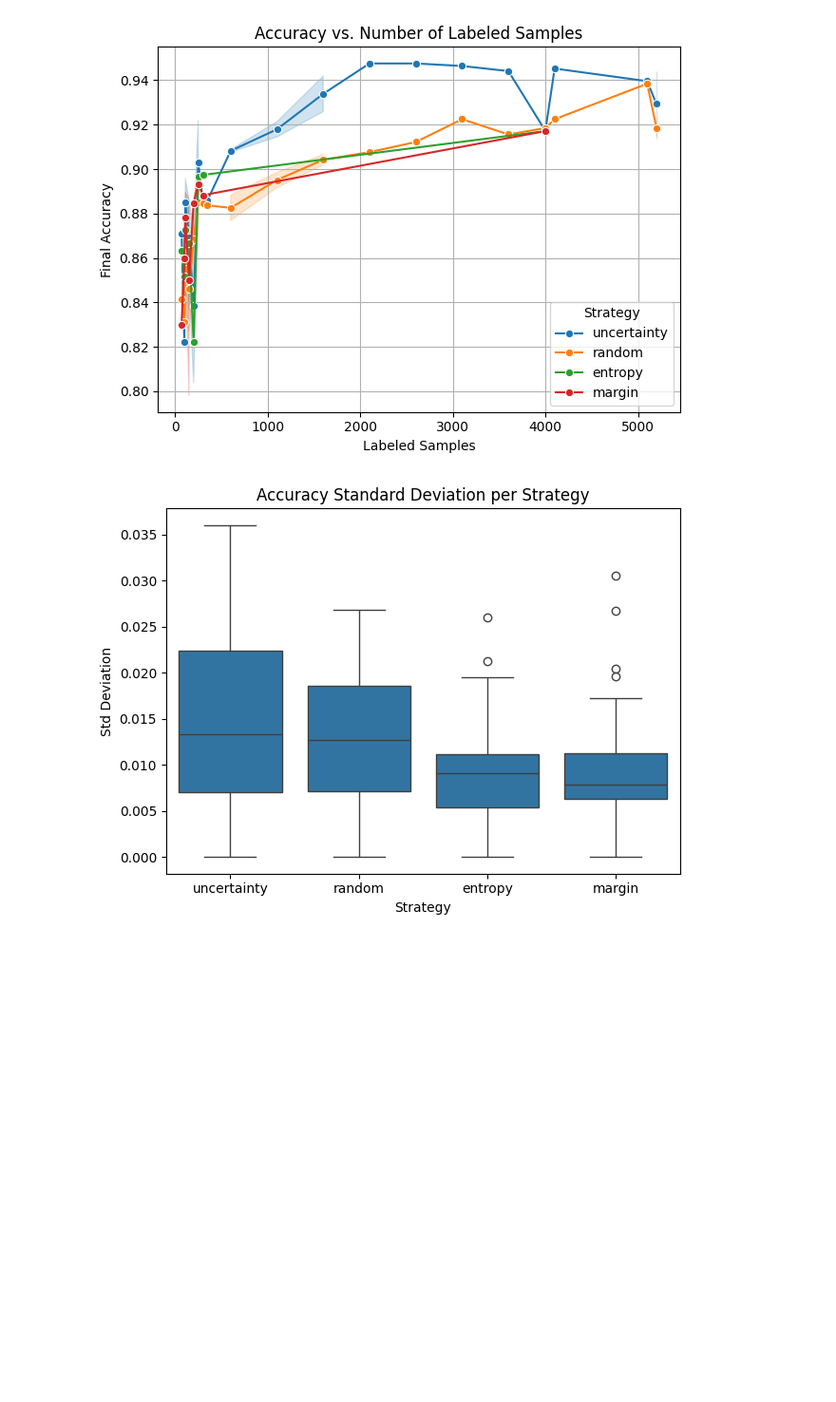
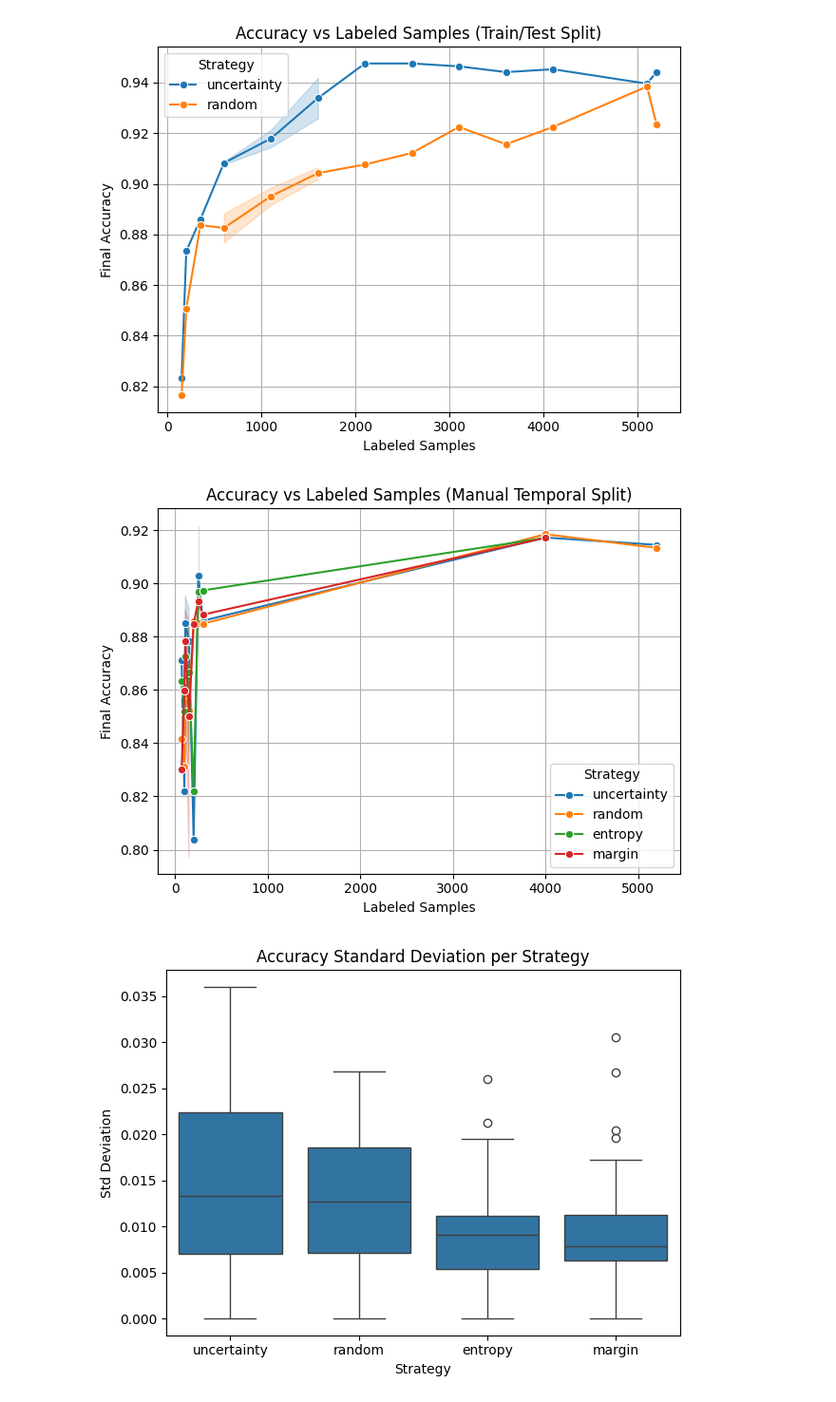
Before and after one commit to HumAIne-JSI/smart-energy-ea, a Jupyter notebook: notebooks/active_learning/active_learning_runs_df_visualizations.ipynb, the cells around one changed output. Shown: that part at 95% size. Drawn from its saved outputs; the diff is of its cells as text; code cells hidden in the pictures; blank space fills up the shorter version.

Commit message:
Update accuracy vs. samples plots for both split strategies

```diff
--- a/notebooks/active_learning/active_learning_runs_df_visualizations.ipynb
+++ b/notebooks/active_learning/active_learning_runs_df_visualizations.ipynb
@@ -5,19 +5,34 @@ import seaborn as sns
 
 # Load results CSV
 df = pd.read_csv("../../tables/active_learning_runs_v1.csv")
-# %%
-# Plot 1: Accuracy vs. Labeled Samples
-plt.figure()
-sns.lineplot(data=df, x="total_labeled_samples", y="accuracy_final", hue="strategy_type", marker="o")
-plt.title("Accuracy vs. Number of Labeled Samples")
-plt.xlabel("Labeled Samples")
-plt.ylabel("Final Accuracy")
-plt.grid(True)
-plt.legend(title="Strategy")
-plt.tight_layout()
-plt.savefig("../../figures/al_strategy_visualizations/accuracy_vs_samples.png")
-# %% [output]
-[figure, removed]
+# %%
+df_train_test = df[df["Data Splitting Strategy (extra column)"] == "Train/Test Split"]
+df_manual_split = df[df["Data Splitting Strategy (extra column)"] == "Manual Temporal Split"]
+
+# Train/Test Split
+plt.figure()
+sns.lineplot(data=df_train_test, x="total_labeled_samples", y="accuracy_final", hue="strategy_type", marker="o")
+plt.title("Accuracy vs Labeled Samples (Train/Test Split)")
+plt.xlabel("Labeled Samples")
+plt.ylabel("Final Accuracy")
+plt.grid(True)
+plt.legend(title="Strategy")
+plt.tight_layout()
+plt.savefig("../../figures/al_strategy_visualizations/accuracy_vs_samples_train_test_split.png")
+
+# Manual Temporal Split
+plt.figure()
+sns.lineplot(data=df_manual_split, x="total_labeled_samples", y="accuracy_final", hue="strategy_type", marker="o")
+plt.title("Accuracy vs Labeled Samples (Manual Temporal Split)")
+plt.xlabel("Labeled Samples")
+plt.ylabel("Final Accuracy")
+plt.grid(True)
+plt.legend(title="Strategy")
+plt.tight_layout()
+plt.savefig("../../figures/al_strategy_visualizations/accuracy_vs_samples_manual_split.png")
+# %% [output]
+[figure, added]
+[figure, added]
 # %%
 # Plot 2: Accuracy Std Dev per Strategy
 plt.figure()
```
Also changed, not shown: 3 other files.
